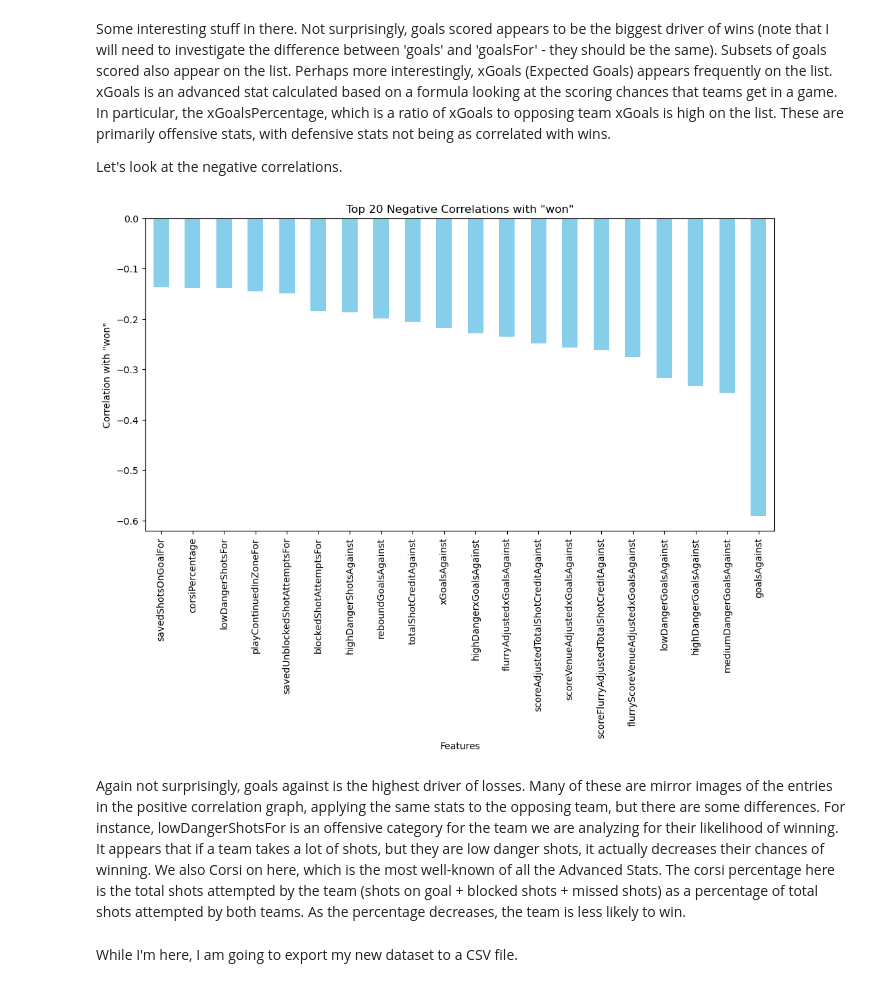
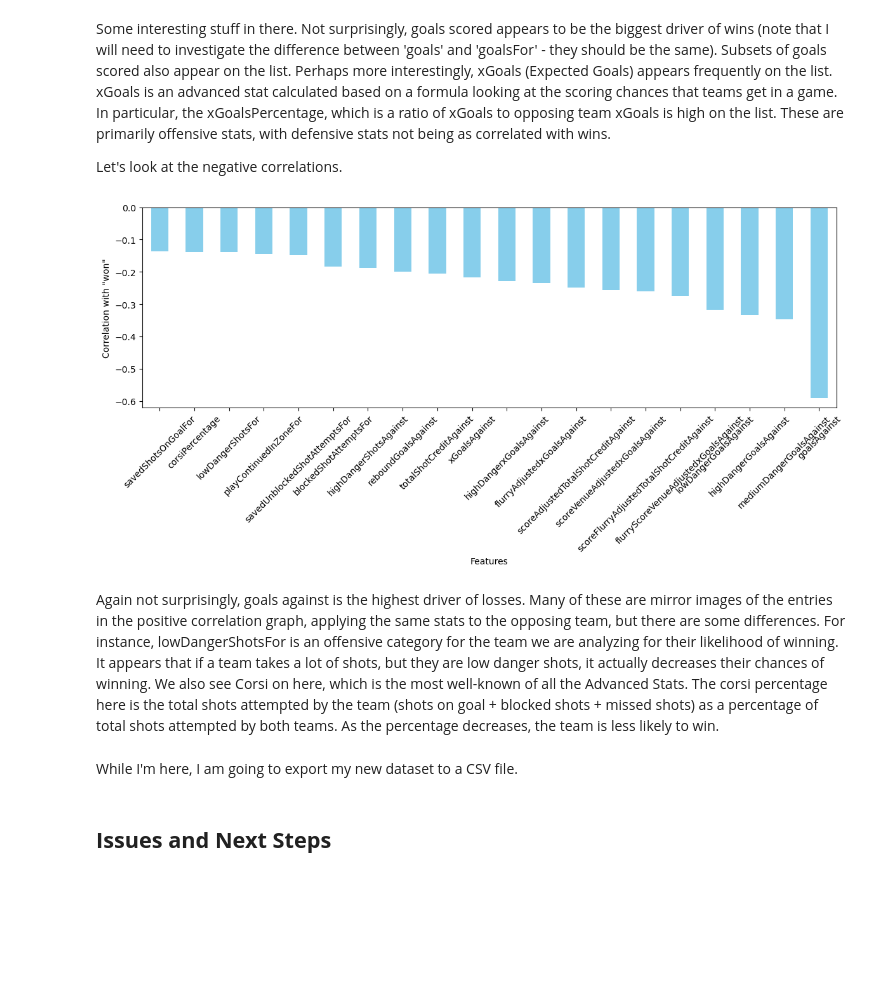
Before and after one commit to markshumka/NHL-Game-Predictor, a Jupyter notebook: Notebooks/Initial_data_upload_and_EDA.ipynb, the cells around one changed output. Cells and saved outputs as stored; diff of their text form; code cells hidden in the pictures; blank space fills up the shorter version.

```diff
--- a/Notebooks/Initial_data_upload_and_EDA.ipynb
+++ b/Notebooks/Initial_data_upload_and_EDA.ipynb
@@ -1223,26 +1190,27 @@ Let's look at the negative correlations.
 # %%
 # Calculate correlations with the 'won' column
 neg_correlations = merged_df.corr()['won'].sort_values(ascending=False)
 top_20_neg_correlations = neg_correlations.tail(20)
 
 # Create a figure and axis
 fig, ax = plt.subplots(figsize=(12, 6))
 
 # Create a bar plot for the top 20 negative correlations
 top_20_neg_correlations.plot(kind='bar', ax=ax, color='skyblue')
 
 # Set labels and title
 ax.set_xlabel('Features')
 ax.set_ylabel('Correlation with "won"')
-ax.set_title('Top 20 Negative Correlations with "won"')
+
 
 # Show the plot
-plt.xticks(rotation=90)
+plt.xticks(rotation=45)
+plt.tight_layout()
 plt.show()
 # %% [output]
-[figure, old version]
+[figure, new version]
 # %% [markdown]
-Again not surprisingly, goals against is the highest driver of losses. Many of these are mirror images of the entries in the positive correlation graph, applying the same stats to the opposing team, but there are some differences. For instance, lowDangerShotsFor is an offensive category for the team we are analyzing for their likelihood of winning. It appears that if a team takes a lot of shots, but they are low danger shots, it actually decreases their chances of winning. We also Corsi on here, which is the most well-known of all the Advanced Stats. The corsi percentage here is the total shots attempted by the team (shots on goal + blocked shots + missed shots) as a percentage of total shots attempted by both teams. As the percentage decreases, the team is less likely to win.
+Again not surprisingly, goals against is the highest driver of losses. Many of these are mirror images of the entries in the positive correlation graph, applying the same stats to the opposing team, but there are some differences. For instance, lowDangerShotsFor is an offensive category for the team we are analyzing for their likelihood of winning. It appears that if a team takes a lot of shots, but they are low danger shots, it actually decreases their chances of winning. We also see Corsi on here, which is the most well-known of all the Advanced Stats. The corsi percentage here is the total shots attempted by the team (shots on goal + blocked shots + missed shots) as a percentage of total shots attempted by both teams. As the percentage decreases, the team is less likely to win.
 # %% [markdown]
 While I'm here, I am going to export my new dataset to a CSV file.
 # %%
@@ -1251,3 +1219,5 @@ file_path = "merged_dataset.csv"
 
 # Use to_csv to export
 merged_df.to_csv(file_path, index=False)
+# %% [markdown]
+## **Issues and Next Steps**
```
Also changed, not shown: parts of 9 cells of this notebook, 1 other file.
